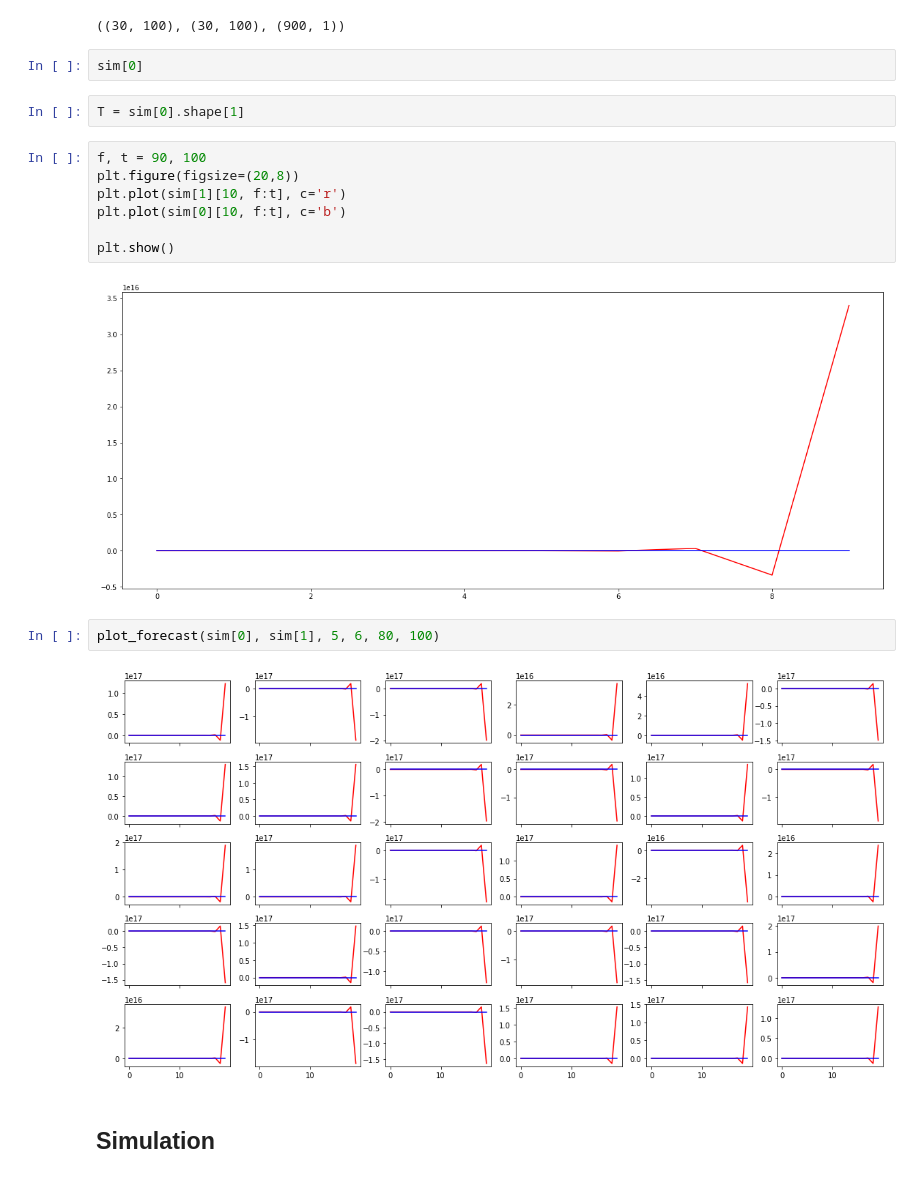
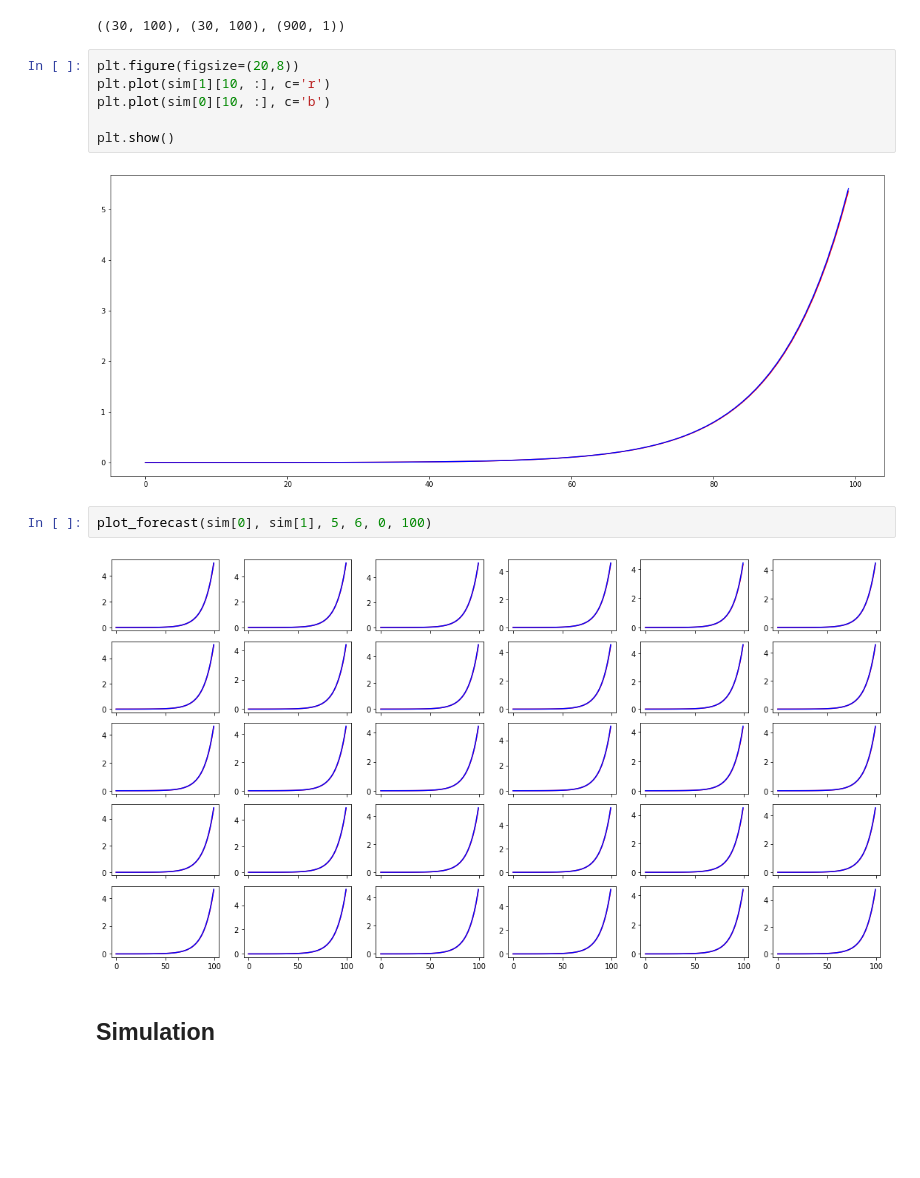
Before and after one commit to isVy08/ESTF, a Jupyter notebook: viz.ipynb, the cells around one changed output. Drawn from its saved outputs; the diff is of its cells as text; blank space fills up the shorter version.

```diff
--- a/viz.ipynb
+++ b/viz.ipynb
@@ -63,23 +63,18 @@ sim[2] = sim[2].detach().numpy()
 sim[0].shape, sim[1].shape, sim[2].shape
 # %% [output]
 ((30, 100), (30, 100), (900, 1))
-# %%
-sim[0]
-# %%
-T = sim[0].shape[1]
 # %%
-f, t = 90, 100
 plt.figure(figsize=(20,8))
-plt.plot(sim[1][10, f:t], c='r')
-plt.plot(sim[0][10, f:t], c='b')
+plt.plot(sim[1][10, :], c='r')
+plt.plot(sim[0][10, :], c='b')
 
 plt.show()
 # %% [output]
-[figure, old version]
+[figure, new version]
 # %%
-plot_forecast(sim[0], sim[1], 5, 6, 80, 100)
+plot_forecast(sim[0], sim[1], 5, 6, 0, 100)
 # %% [output]
-[figure, old version]
+[figure, new version]
 # %% [markdown]
 ## Simulation
 # %%
```
Also changed, not shown: parts of 2 cells of this notebook.
